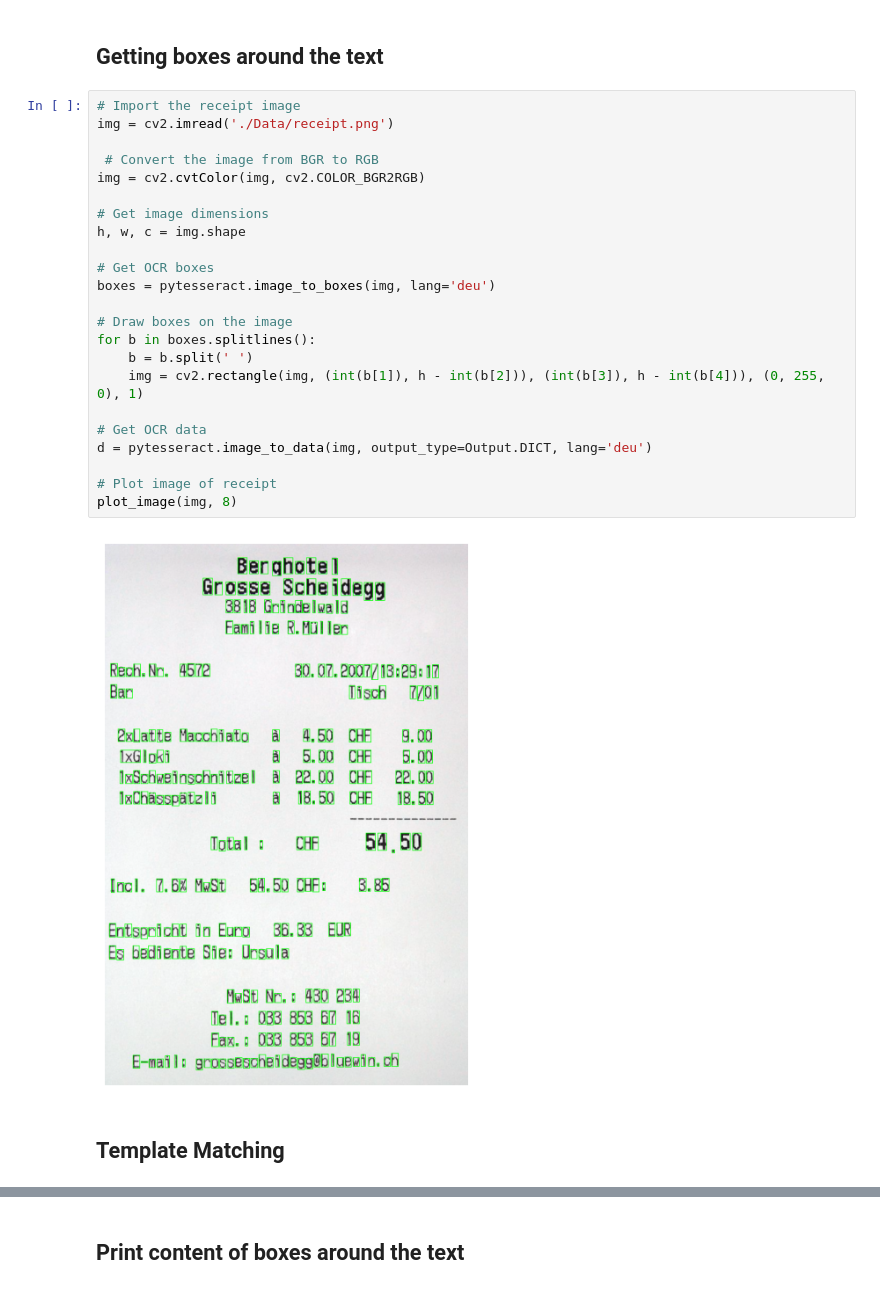
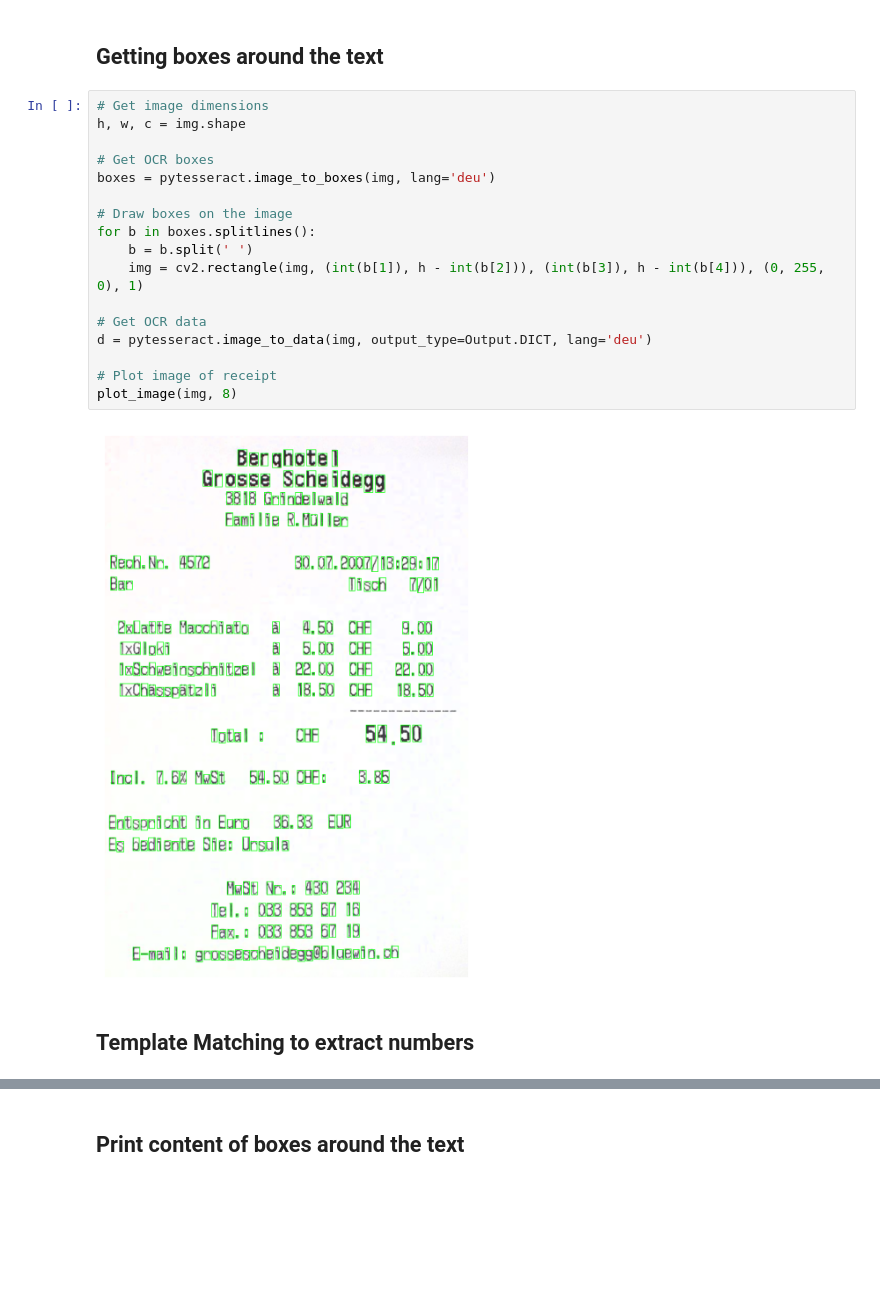
Before and after one commit to watson222-2/python_data_preparation, a Jupyter notebook: tesseract_ocr_example.ipynb, the cells around one changed output, grey strips where cells are left out. Saved outputs shown, nothing was run; the diff lists cells and outputs as text; blank space fills up the shorter version.

```diff
--- a/tesseract_ocr_example.ipynb
+++ b/tesseract_ocr_example.ipynb
@@ -92,30 +95,24 @@ plot_image(img, 8)
 # %% [markdown]
 ## Getting boxes around the text
 # %%
-# Import the receipt image
-img = cv2.imread('./Data/receipt.png')
-
- # Convert the image from BGR to RGB
-img = cv2.cvtColor(img, cv2.COLOR_BGR2RGB)
-
 # Get image dimensions
 h, w, c = img.shape
 
 # Get OCR boxes
 boxes = pytesseract.image_to_boxes(img, lang='deu')
 
 # Draw boxes on the image
 for b in boxes.splitlines():
     b = b.split(' ')
     img = cv2.rectangle(img, (int(b[1]), h - int(b[2])), (int(b[3]), h - int(b[4])), (0, 255, 0), 1)
 
 # Get OCR data
 d = pytesseract.image_to_data(img, output_type=Output.DICT, lang='deu')
 
 # Plot image of receipt
 plot_image(img, 8)
 # %% [output]
-[figure, old version]
+[figure, new version]
 # %% [markdown]
-## Template Matching
+## Template Matching to extract numbers
 # %%
```
Also changed, not shown: parts of 6 cells of this notebook, 2 other files.
